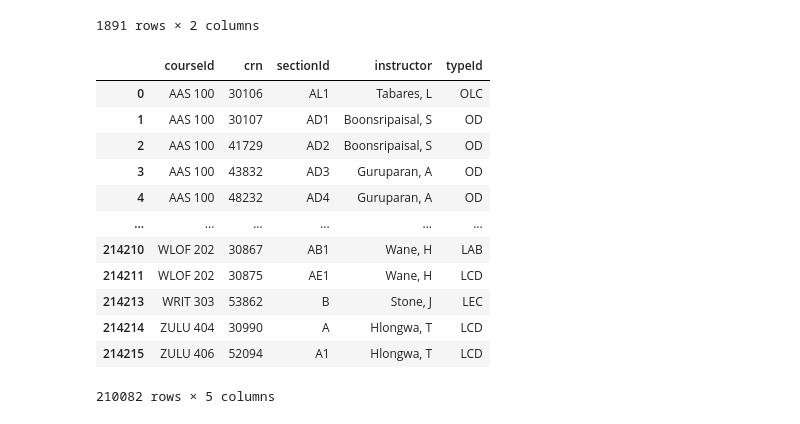
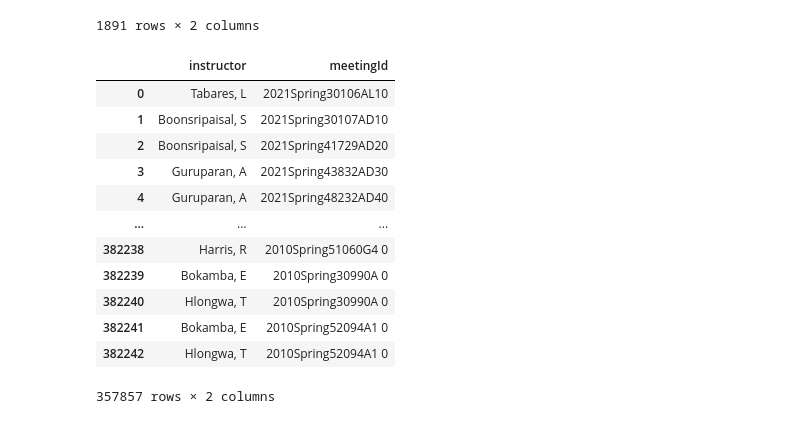
Before and after one commit to JavierMNieto/uiuc-scheduler, a Jupyter notebook: data/scripts/Catalog to Neo4j.ipynb, the cells around one changed output. Saved outputs shown, nothing was run; the diff lists cells and outputs as text; code cells hidden in the pictures.

```diff
--- a/data/scripts/Catalog to Neo4j.ipynb
+++ b/data/scripts/Catalog to Neo4j.ipynb
@@ -51,14 +51,25 @@ df_catalogs["term"] = pd.Categorical(df_catalogs["term"], ["Fall","Summer","Spri
 df_catalogs.sort_values(by=["year", "term", "subject", "number", "crn", "meeting"], ascending=[False, True, True, True, True, True], ignore_index=True, inplace=True)
 df_catalogs["course"] = df_catalogs["subject"] + " " + df_catalogs["number"].astype(str)
 
+"""
+df_catalogs["sectionId"] = (df_catalogs["year"].astype(str) +
+                            df_catalogs["term"].astype(str) +
+                            df_catalogs["course"].astype(str) +
+                            df_catalogs["crn"].astype(str) +
+                            df_catalogs["section"].astype(str))
+df_catalogs["meetingId"] = (df_catalogs["year"].astype(str) +
+                            df_catalogs["term"].astype(str) +
+                            df_catalogs["crn"].astype(str) +
+                            df_catalogs["section"].astype(str) +
+                            df_catalogs["meeting"].astype(str))
+"""
+
 # Fix typos in descriptions
 df_catalogs.loc[df_catalogs["course"]=="HIST 574", "description"]="Immerses students in major works of recent American religious history. Written from multiple disciplinary perspectives and wrestling with the knotty problems in which religion has been interwoven, these books will give the student a solid foundation in American religious history. 4 graduate hours. No professional credit."
 df_catalogs.loc[df_catalogs["course"]=="ASST 104", "description"] = "Same as REL 104. See REL 104."
 df_catalogs.loc[df_catalogs["course"]=="EPOL 551", "description"] = "Same as EOL 570. See EOL 570."
 
-df_catalogs = df_catalogs.merge(df_gpa, how="left", on=["year", "term", "course", "subject", "number", "instructor"])
-
-df_catalogs = trim_all_columns(df_catalogs)
+df_catalogs = trim_all_columns(df_catalogs).merge(df_gpa, how="left", on=["year", "term", "course", "subject", "number", "instructor"])
 
 df_catalogs
 # %% [output]
@@ -352,22 +402,22 @@ df_gen_eds_to_courses
 | 10943 | SPED 252 | 1US |
 1891 rows × 2 columns
 # %%
-df_instructors_to_meetings = (df_catalogs[["course", "crn", "section", "instructor", "type"]]
+df_instructors_to_meetings = (df_catalogs[["instructor", "meetingId"]]
                               .drop_duplicates(ignore_index=True)
                               .dropna()
                               .rename(columns={"course": "courseId", "section": "sectionId", "type": "typeId"}))
 df_instructors_to_meetings
 # %% [output]
-|  | courseId | crn | sectionId | instructor | typeId |
-| 0 | AAS 100 | 30106 | AL1 | Tabares, L | OLC |
-| 1 | AAS 100 | 30107 | AD1 | Boonsripaisal, S | OD |
-| 2 | AAS 100 | 41729 | AD2 | Boonsripaisal, S | OD |
-| 3 | AAS 100 | 43832 | AD3 | Guruparan, A | OD |
-| 4 | AAS 100 | 48232 | AD4 | Guruparan, A | OD |
-| ... | ... | ... | ... | ... | ... |
-| 214210 | WLOF 202 | 30867 | AB1 | Wane, H | LAB |
-| 214211 | WLOF 202 | 30875 | AE1 | Wane, H | LCD |
-| 214213 | WRIT 303 | 53862 | B | Stone, J | LEC |
-| 214214 | ZULU 404 | 30990 | A | Hlongwa, T | LCD |
-| 214215 | ZULU 406 | 52094 | A1 | Hlongwa, T | LCD |
+|  | instructor | meetingId |
+| 0 | Tabares, L | 2021Spring30106AL10 |
+| 1 | Boonsripaisal, S | 2021Spring30107AD10 |
+| 2 | Boonsripaisal, S | 2021Spring41729AD20 |
+| 3 | Guruparan, A | 2021Spring43832AD30 |
+| 4 | Guruparan, A | 2021Spring48232AD40 |
+| ... | ... | ... |
+| 382238 | Harris, R | 2010Spring51060G4 0 |
+| 382239 | Bokamba, E | 2010Spring30990A 0 |
+| 382240 | Hlongwa, T | 2010Spring30990A 0 |
+| 382241 | Bokamba, E | 2010Spring52094A1 0 |
+| 382242 | Hlongwa, T | 2010Spring52094A1 0 |
-210082 rows × 5 columns
+357857 rows × 2 columns
```
Also changed, not shown: parts of 6 cells of this notebook, 9 other files.
